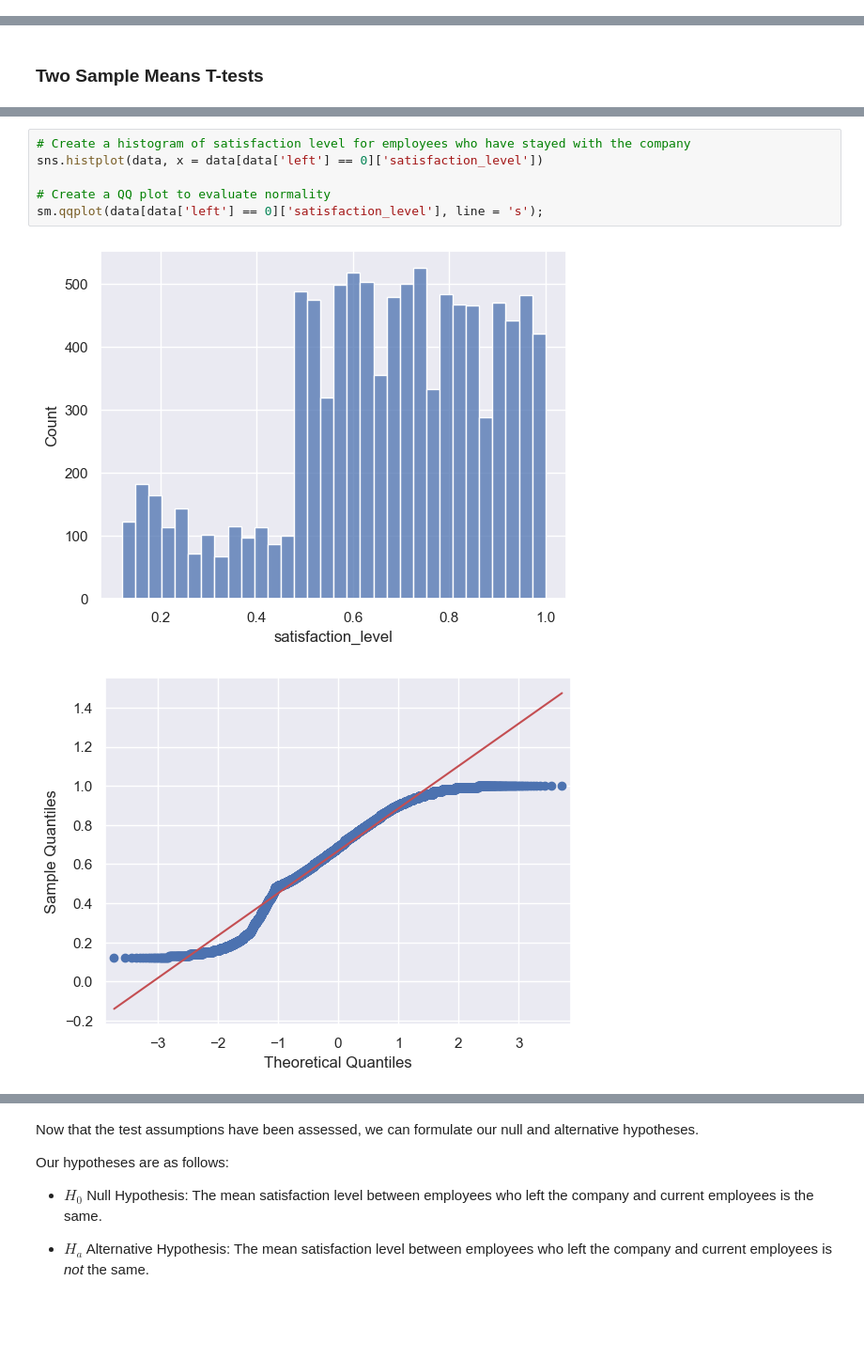
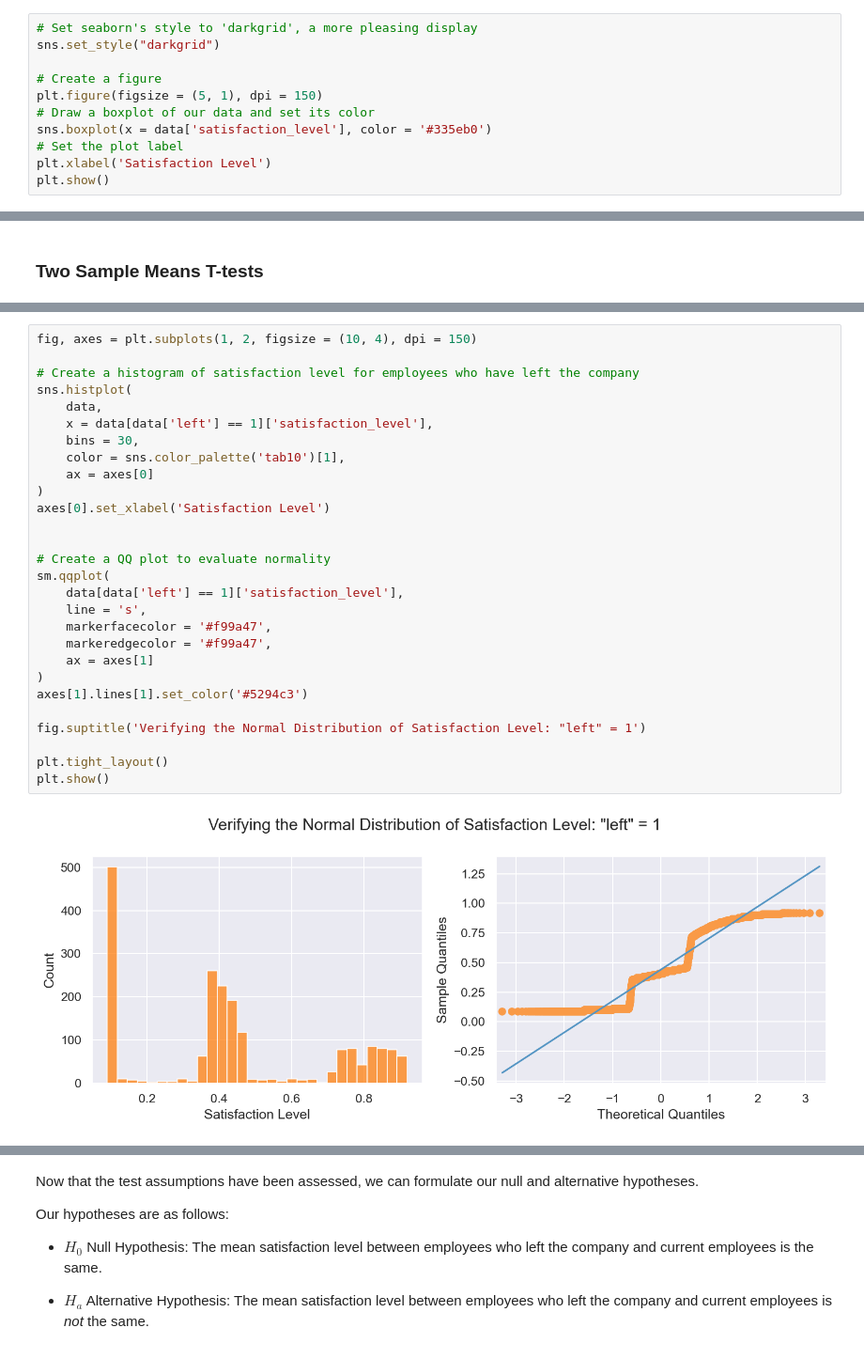
Before and after one commit to tknorris23/google-data-analytics-capstone, a Jupyter notebook: Salifort_Motors_Capstone_Project.ipynb, the cells around one changed output, grey strips where cells are left out. Shown at 94% size. Drawn from its saved outputs; the diff is of its cells as text; blank space fills up the shorter version.

```diff
--- a/Salifort_Motors_Capstone_Project.ipynb
+++ b/Salifort_Motors_Capstone_Project.ipynb
@@ -167,3 +169,14 @@ data.shape
 # %% [markdown]
 ### Outliers
 Next, let's look into potential outliers in our dataset. To get an idea of outliers, we can create box plots for each continuous variable.
+# %%
+# Set seaborn's style to 'darkgrid', a more pleasing display
+sns.set_style("darkgrid")
+
+# Create a figure
+plt.figure(figsize = (5, 1), dpi = 150)
+# Draw a boxplot of our data and set its color
+sns.boxplot(x = data['satisfaction_level'], color = '#335eb0')
+# Set the plot label
+plt.xlabel('Satisfaction Level')
+plt.show()
@@ -753,9 +909,30 @@ To confirm the normal distribution assumption, let's plot histograms of satisfac
 # %%
-# Create a histogram of satisfaction level for employees who have stayed with the company
-sns.histplot(data, x = data[data['left'] == 0]['satisfaction_level'])
+fig, axes = plt.subplots(1, 2, figsize = (10, 4), dpi = 150)
+
+# Create a histogram of satisfaction level for employees who have left the company
+sns.histplot(
+    data,
+    x = data[data['left'] == 1]['satisfaction_level'],
+    bins = 30,
+    color = sns.color_palette('tab10')[1],
+    ax = axes[0]
+)
+axes[0].set_xlabel('Satisfaction Level')
+
 
 # Create a QQ plot to evaluate normality
-sm.qqplot(data[data['left'] == 0]['satisfaction_level'], line = 's');
+sm.qqplot(
+    data[data['left'] == 1]['satisfaction_level'],
+    line = 's',
+    markerfacecolor = '#f99a47',
+    markeredgecolor = '#f99a47',
+    ax = axes[1]
+)
+axes[1].lines[1].set_color('#5294c3')
+
+fig.suptitle('Verifying the Normal Distribution of Satisfaction Level: "left" = 1')
+
+plt.tight_layout()
+plt.show()
 # %% [output]
-[figure, old version]
+[figure, new version]
-[figure, removed]
```
Also changed, not shown: parts of 127 cells of this notebook.
